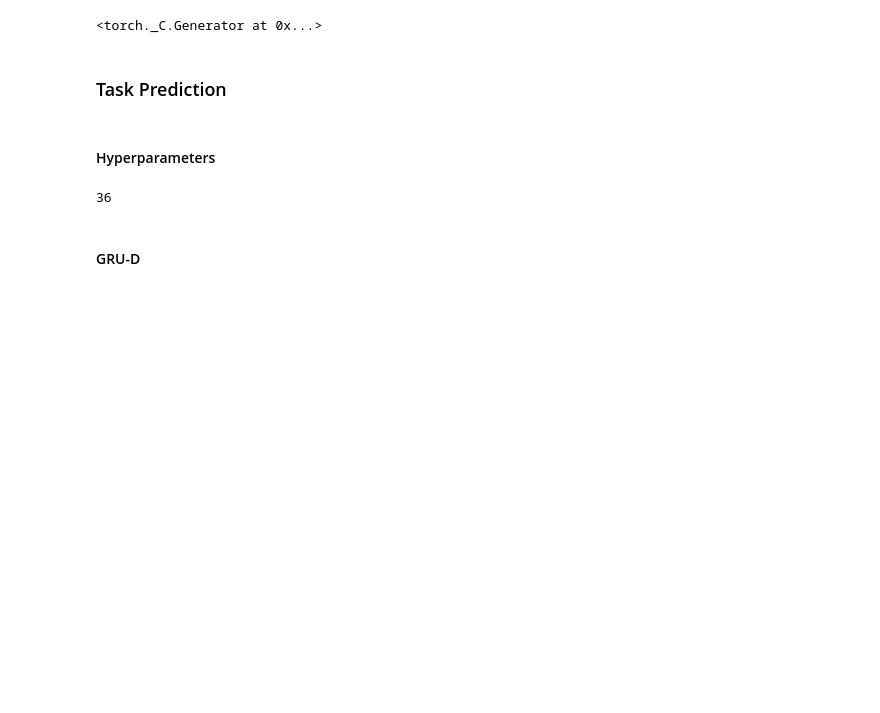
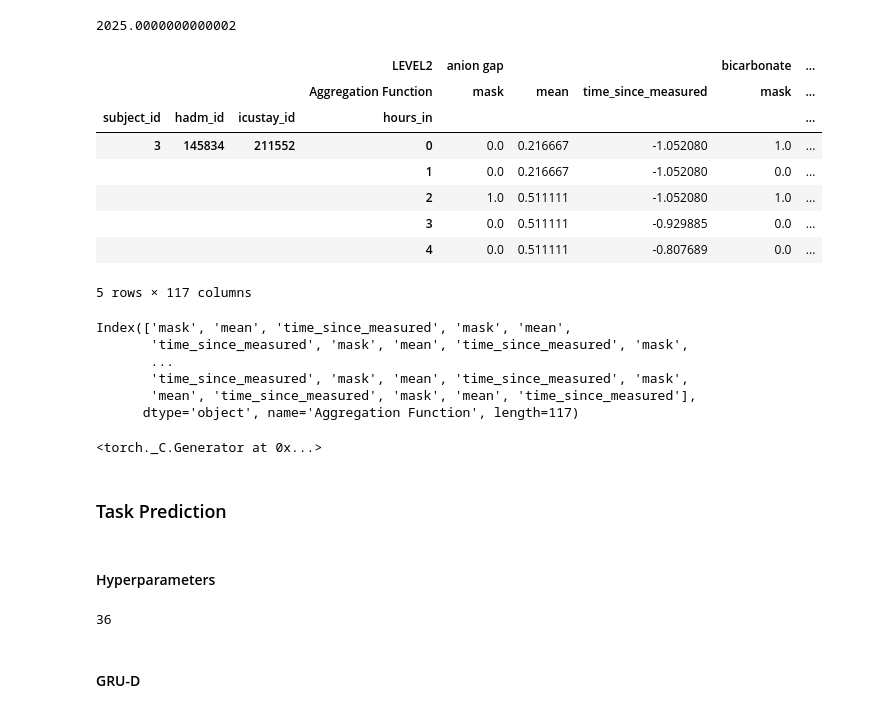
Before and after one commit to drama-404/FuzzyMedNet, a Jupyter notebook: notebooks/Model Implementation.ipynb, the cells around one changed output. Saved outputs shown, nothing was run; the diff lists cells and outputs as text; code cells hidden in the pictures; blank space fills up the shorter version.

```diff
--- a/notebooks/Model Implementation.ipynb
+++ b/notebooks/Model Implementation.ipynb
@@ -4,3 +56,25 @@ from __future__ import print_function, division
+# %%
+# Calculate the monthly energy cost for the firm's on-site HPC
+
+# Assumptions
+power_usage_per_server_watt = 500  # in watts
+power_usage_per_server_kw = power_usage_per_server_watt / 1000  # convert to kW
+cost_per_kwh = 0.27  # in GBP
+hours_per_month = 15_000  # CPU hours per core per month
+cores = 64  # number of cores
+
+# Total kW used by one server in a month
+total_kw_per_server = power_usage_per_server_kw * hours_per_month
+
+# Total kW for all cores (assuming each core can run on one server)
+total_kw_all_cores = total_kw_per_server * (cores / 64)  # Adjusted for 64 cores/server
+
+# Total energy cost per month for all servers
+total_energy_cost_per_month = total_kw_all_cores * cost_per_kwh
+
+total_energy_cost_per_month
+# %% [output]
+2025.0000000000002
 # %%
 %autoreload 2
 
@@ -18,3 +92,16 @@ from torch.nn.parameter import Parameter
 from src.model.mmd_grud_utils import *
 from utils.eda_functions import (load_from_pickle, save_to_pickle)
 from config import *
+# %%
+vitals_train = load_from_pickle('../data/resampled/vitals_train.pkl')
+vitals_train.head()
+# %% [output]
+|  |  |  | LEVEL2 | anion gap |  |  | bicarbonate | ... |
+|  |  |  | Aggregation Function | mask | mean | time_since_measured | mask | ... |
+| subject_id | hadm_id | icustay_id | hours_in |  |  |  |  | ... |
+| 3 | 145834 | 211552 | 0 | 0.0 | 0.216667 | -1.052080 | 1.0 | ... |
+|  |  |  | 1 | 0.0 | 0.216667 | -1.052080 | 0.0 | ... |
+|  |  |  | 2 | 1.0 | 0.511111 | -1.052080 | 1.0 | ... |
+|  |  |  | 3 | 0.0 | 0.511111 | -0.929885 | 0.0 | ... |
+|  |  |  | 4 | 0.0 | 0.511111 | -0.807689 | 0.0 | ... |
+5 rows × 117 columns
@@ -21,3 +111,12 @@ from config import *
+# %%
+sample1.columns.get_level_values(1)
+# %% [output]
+Index(['mask', 'mean', 'time_since_measured', 'mask', 'mean',
+       'time_since_measured', 'mask', 'mean', 'time_since_measured', 'mask',
+       ...
+       'time_since_measured', 'mask', 'mean', 'time_since_measured', 'mask',
+       'mean', 'time_since_measured', 'mask', 'mean', 'time_since_measured'],
+      dtype='object', name='Aggregation Function', length=117)
 # %%
 import warnings
 warnings.filterwarnings('ignore')
```
Also changed, not shown: parts of 4 cells of this notebook, 3 other files.
